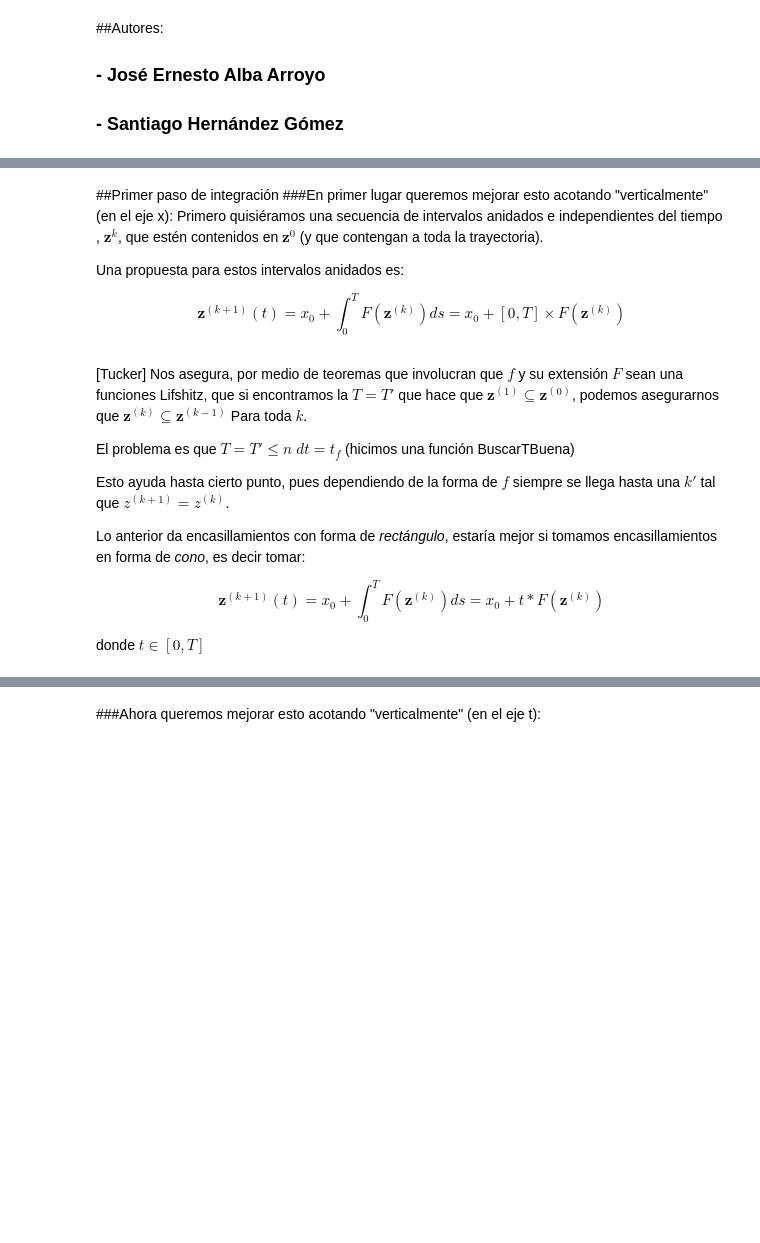
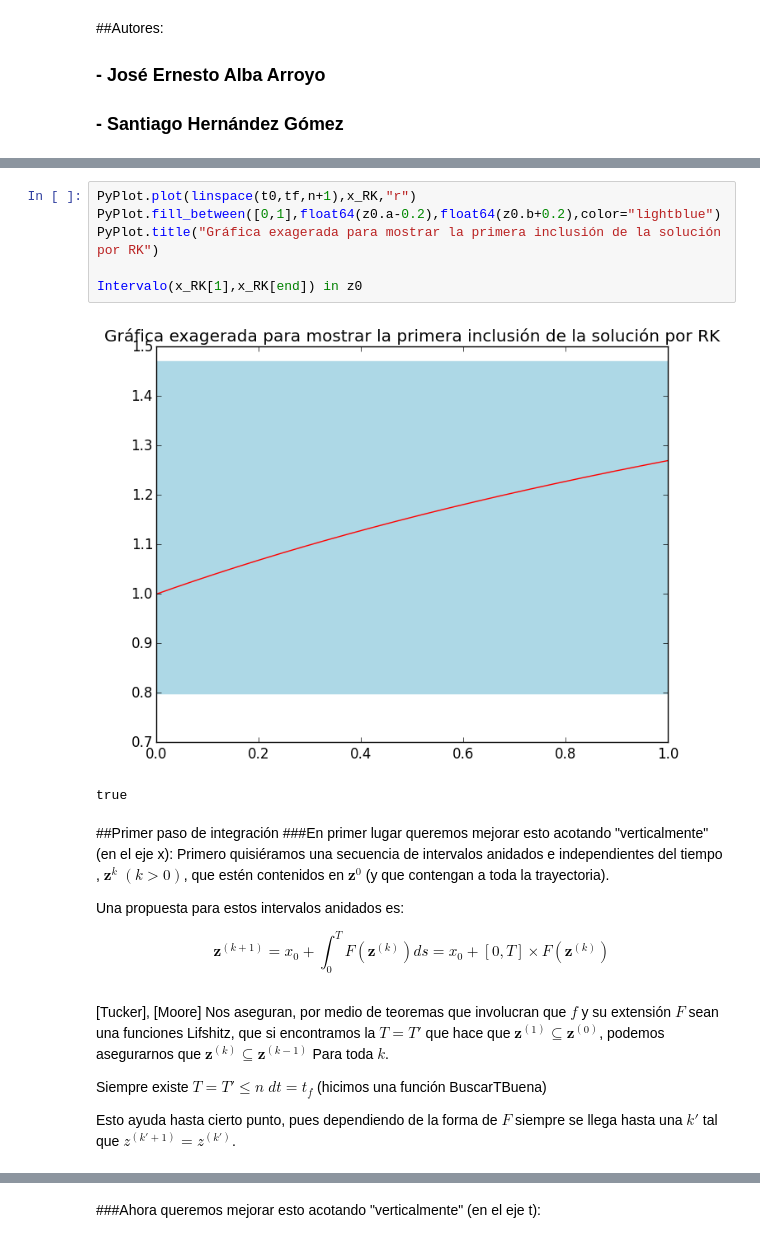
Before and after one commit to ealba/ProyectoClase, a Jupyter notebook: Notas/PresentacionFinal.ipynb, the cells around one changed output, grey strips where cells are left out. Saved outputs shown, nothing was run; the diff lists cells and outputs as text; blank space fills up the shorter version.

```diff
--- a/Notas/PresentacionFinal.ipynb
+++ b/Notas/PresentacionFinal.ipynb
@@ -92,25 +69,25 @@ elapsed time: 1.389987744 seconds
+# %%
+PyPlot.plot(linspace(t0,tf,n+1),x_RK,"r")
+PyPlot.fill_between([0,1],float64(z0.a-0.2),float64(z0.b+0.2),color="lightblue")
+PyPlot.title("Gráfica exagerada para mostrar la primera inclusión de la solución por RK")
+
+Intervalo(x_RK[1],x_RK[end]) in z0
+# %% [output]
+[figure, added]
+true
 # %% [markdown]
 ##Primer paso de integración
 ###En primer lugar queremos mejorar esto acotando "verticalmente" (en el eje x):
-Primero quisiéramos una secuencia de intervalos anidados  e independientes del tiempo ,  $\mathbf{z}^{k}$, que estén contenidos en $\mathbf{z}^{0}$ (y que contengan a toda la trayectoria).
+Primero quisiéramos una secuencia de intervalos anidados  e independientes del tiempo ,  $\mathbf{z}^{k}$ $(k>0)$, que estén contenidos en $\mathbf{z}^{0}$ (y que contengan a toda la trayectoria).
 
 Una propuesta para estos intervalos anidados es:
 
 \begin{equation}
-    \mathbf{z}^{(k+1)}(t)= x_0 + \int_0^T F(\mathbf{z}^{(k)})ds = x_0 + \left[0,T \right] \times F(\mathbf{z}^{(k)})
+    \mathbf{z}^{(k+1)}= x_0 + \int_0^T F(\mathbf{z}^{(k)})ds = x_0 + \left[0,T \right] \times F(\mathbf{z}^{(k)})
 \end{equation}
 # %% [markdown]
-[Tucker] Nos asegura, por medio de teoremas que involucran que $f$ y su extensión $F$ sean una funciones Lifshitz, que si encontramos la $T=T'$ que hace que $\mathbf{z}^{(1)} \subseteq \mathbf{z}^{(0)}$, podemos asegurarnos que $\mathbf{z}^{(k)} \subseteq \mathbf{z}^{(k-1)}$ Para toda $k$.
+[Tucker], [Moore] Nos aseguran, por medio de teoremas que involucran que $f$ y su extensión $F$ sean una funciones Lifshitz, que si encontramos la $T=T'$ que hace que $\mathbf{z}^{(1)} \subseteq \mathbf{z}^{(0)}$, podemos asegurarnos que $\mathbf{z}^{(k)} \subseteq \mathbf{z}^{(k-1)}$ Para toda $k$.
 
-El problema es que $T=T' \le n \;dt=t_f $ (hicimos una función BuscarTBuena)
+Siempre existe $T=T' \le n \;dt=t_f $ (hicimos una función BuscarTBuena)
 
-Esto ayuda hasta cierto punto, pues dependiendo de la forma de $f$ siempre se llega hasta una $k'$ tal que  $z^{(k+1)}=z^{(k)}$.
-
-
-Lo anterior da encasillamientos con forma de *rectángulo*, estaría mejor si tomamos encasillamientos en forma de *cono*, es decir tomar:
-
-\begin{equation}
-    \mathbf{z}^{(k+1)}(t)= x_0 + \int_0^T F(\mathbf{z}^{(k)})ds = x_0 + t * F(\mathbf{z}^{(k)})
-\end{equation}
-
-donde $t \in [0,T]$
+Esto ayuda hasta cierto punto, pues dependiendo de la forma de $F$ siempre se llega hasta una $k'$ tal que  $z^{(k'+1)}=z^{(k')}$.
```
Also changed, not shown: parts of 50 cells of this notebook, 7 other files.
